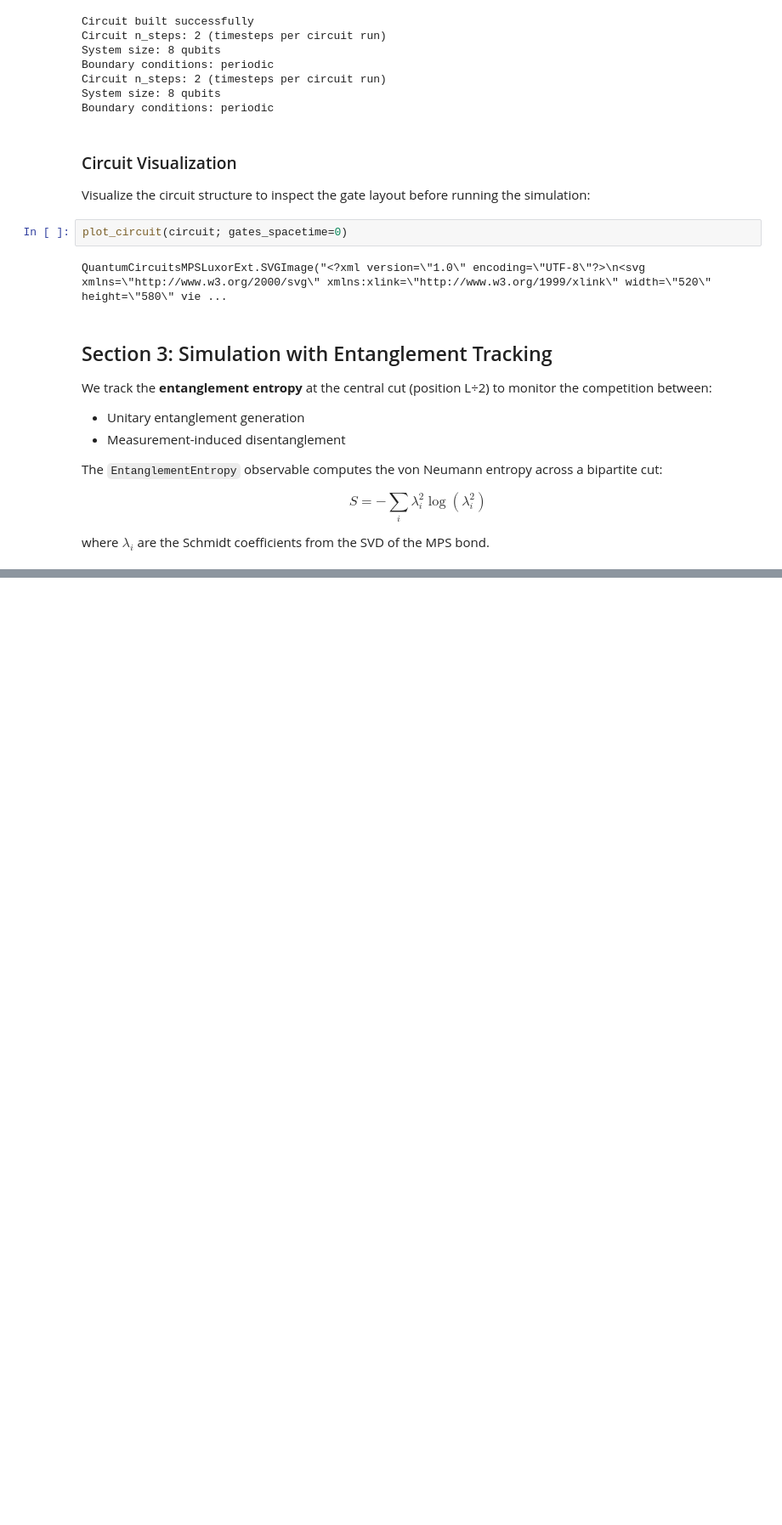
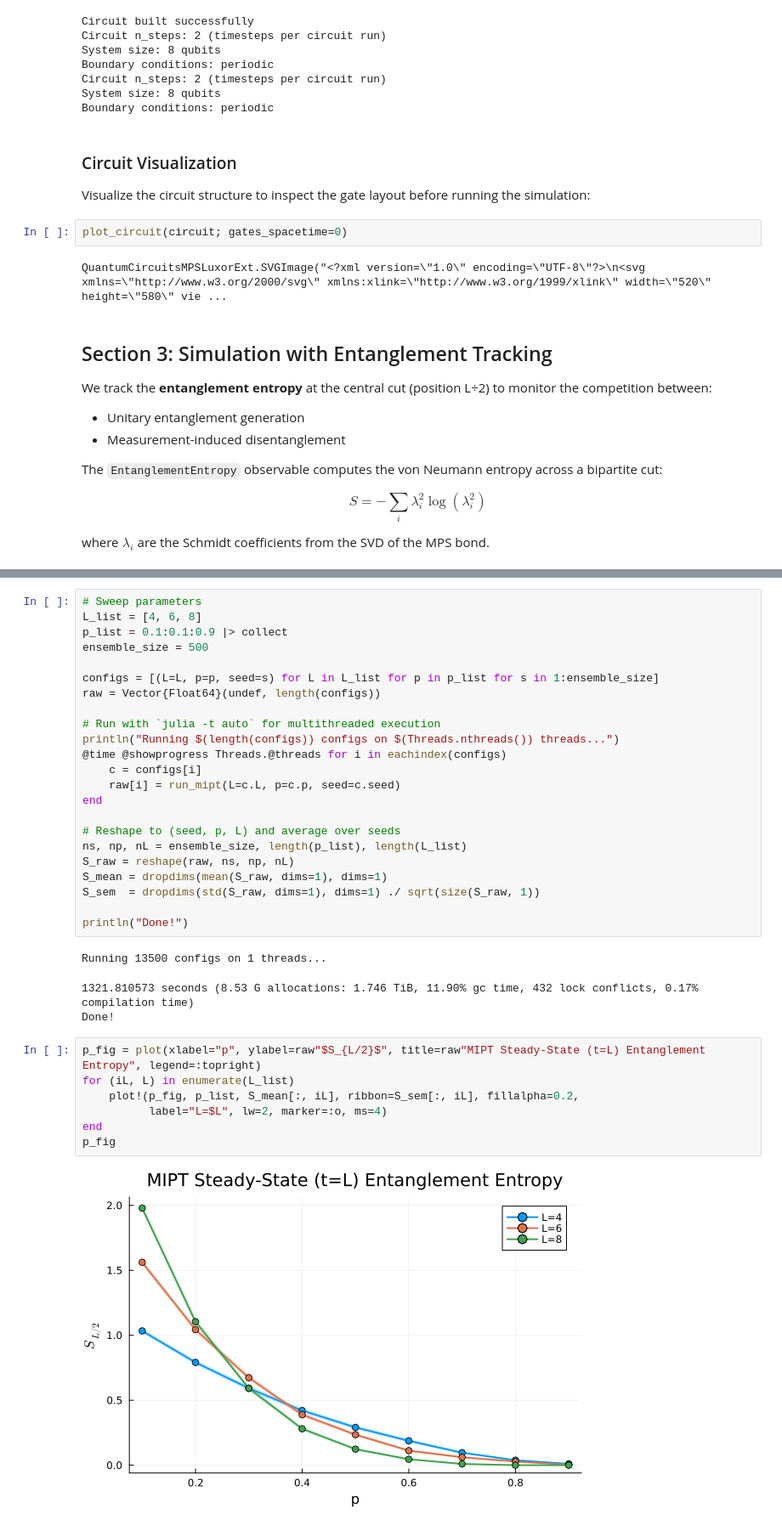
Before and after one commit to hainingpan/QuantumCircuitsMPS.jl, a Jupyter notebook: examples/mipt_example.ipynb, the cells around one changed output, grey strips where cells are left out. Shown at 85% size. Cells and saved outputs as stored; diff of their text form; blank space fills up the shorter version.

```diff
--- a/examples/mipt_example.ipynb
+++ b/examples/mipt_example.ipynb
@@ -244,0 +168,36 @@ Try modifying the measurement rate `p` to explore different phases:
+# %%
+# Sweep parameters
+L_list = [4, 6, 8]
+p_list = 0.1:0.1:0.9 |> collect
+ensemble_size = 500
+
+configs = [(L=L, p=p, seed=s) for L in L_list for p in p_list for s in 1:ensemble_size]
+raw = Vector{Float64}(undef, length(configs))
+
+# Run with `julia -t auto` for multithreaded execution
+println("Running $(length(configs)) configs on $(Threads.nthreads()) threads...")
+@time @showprogress Threads.@threads for i in eachindex(configs)
+    c = configs[i]
+    raw[i] = run_mipt(L=c.L, p=c.p, seed=c.seed)
+end
+
+# Reshape to (seed, p, L) and average over seeds
+ns, np, nL = ensemble_size, length(p_list), length(L_list)
+S_raw = reshape(raw, ns, np, nL)
+S_mean = dropdims(mean(S_raw, dims=1), dims=1)
+S_sem  = dropdims(std(S_raw, dims=1), dims=1) ./ sqrt(size(S_raw, 1))
+
+println("Done!")
+# %% [output]
+Running 13500 configs on 1 threads...
+1321.810573 seconds (8.53 G allocations: 1.746 TiB, 11.90% gc time, 432 lock conflicts, 0.17% compilation time)
+Done!
+# %%
+p_fig = plot(xlabel="p", ylabel=raw"$S_{L/2}$", title=raw"MIPT Steady-State (t=L) Entanglement Entropy", legend=:topright)
+for (iL, L) in enumerate(L_list)
+    plot!(p_fig, p_list, S_mean[:, iL], ribbon=S_sem[:, iL], fillalpha=0.2,
+          label="L=$L", lw=2, marker=:o, ms=4)
+end
+p_fig
+# %% [output]
+[figure, added]
```
Also changed, not shown: parts of 13 cells of this notebook, 1 other file.
